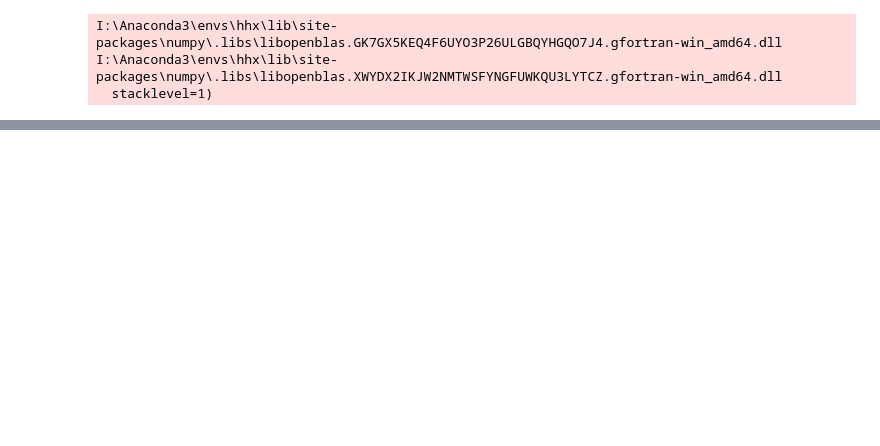
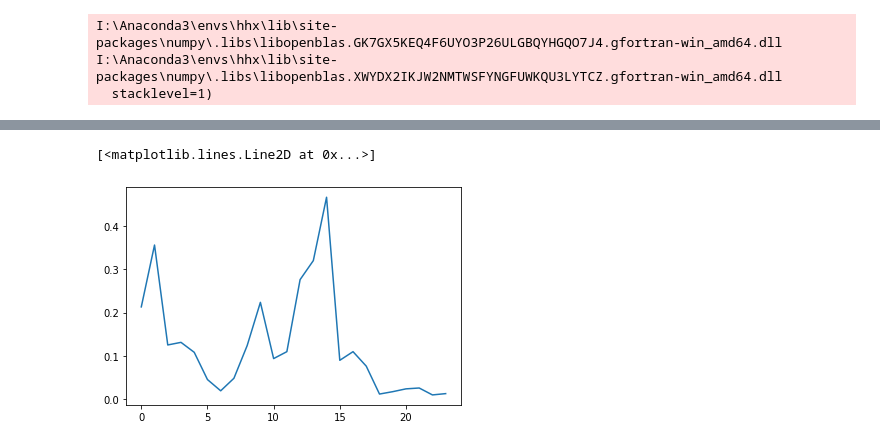
Before and after one commit to VGTHuang/sandbox, a Jupyter notebook: hydro/test.ipynb, the cells around one changed output, grey strips where cells are left out. Saved outputs shown, nothing was run; the diff lists cells and outputs as text; code cells hidden in the pictures; blank space fills up the shorter version.

```diff
--- a/hydro/test.ipynb
+++ b/hydro/test.ipynb
@@ -171,0 +46,38 @@ tensor(0.0519)
+# %%
+# #. Time Domain 0 to T
+# T = 12
+# fs = 1/T
+# t = np.arange(1,T+1)/T
+# freqs = 2*np.pi*(t-0.5-fs)/(fs)
+
+# #. center frequencies of components
+# f_1 = 2
+# f_2 = 24
+# f_3 = 288
+
+# #. modes
+# v_1 = (np.cos(2*np.pi*f_1*t))
+# v_2 = 1/4*(np.cos(2*np.pi*f_2*t))
+# v_3 = 1/16*(np.cos(2*np.pi*f_3*t))
+
+# f = v_1 + v_2 + v_3 + 0.1*np.random.randn(v_1.size)
+
+f = input[:,-1].numpy()
+
+#. some sample parameters for VMD
+alpha = 2000       # moderate bandwidth constraint
+tau = 0.            # noise-tolerance (no strict fidelity enforcement)
+K = 8              # 3 modes
+DC = 0             # no DC part imposed
+init = 1           # initialize omegas uniformly
+tol = 1e-7
+
+
+#. Run actual VMD code
+u, u_hat, omega = VMD(f, alpha, tau, K, DC, init, tol)
+u = torch.from_numpy(u)
+# %%
+plt.plot(f)
+# %% [output]
+[<matplotlib.lines.Line2D at 0x...>]
+[figure, added]
```
Also changed, not shown: parts of 69 cells of this notebook, 22 other files.
